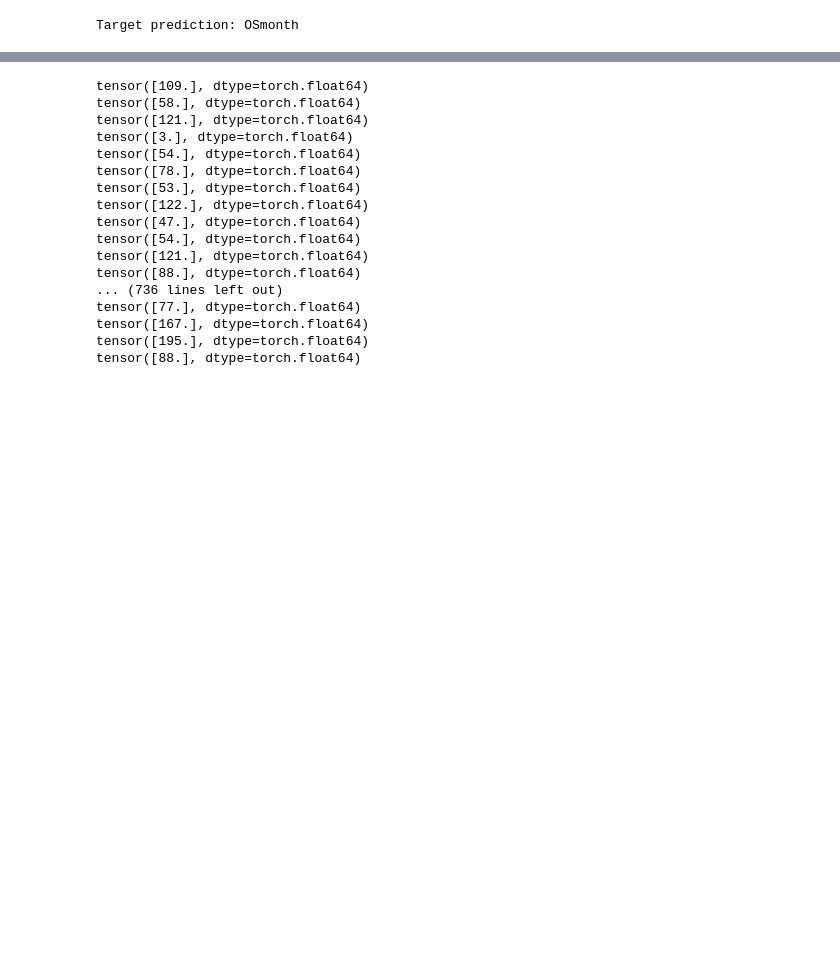
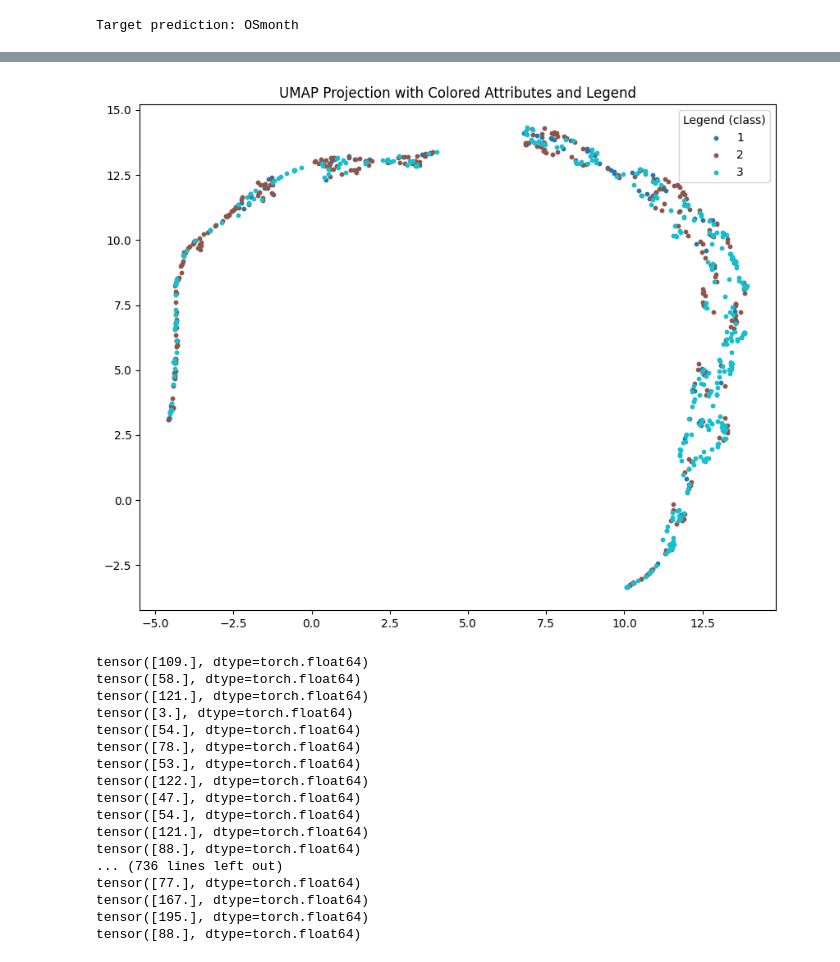
Before and after one commit to saezlab/GNNClinicalOutcomePrediction, a Jupyter notebook: bin/testing2.ipynb, the cells around one changed output, grey strips where cells are left out. Cells and saved outputs as stored; diff of their text form; code cells hidden in the pictures; blank space fills up the shorter version.

```diff
--- a/bin/testing2.ipynb
+++ b/bin/testing2.ipynb
@@ -50,3 +84,7 @@ plotting.UMAP_plot(emd512, related_data, 'osmonth')
+# %%
+plotting.UMAP_plot(MS_L2, related_data_mp, 'tumor_grade')
+# %% [output]
+[figure, added]
 # %%
 # Loop over related_data and print related_data[i].osmonth
 
```
Also changed, not shown: parts of 9 cells of this notebook, 3 other files.
